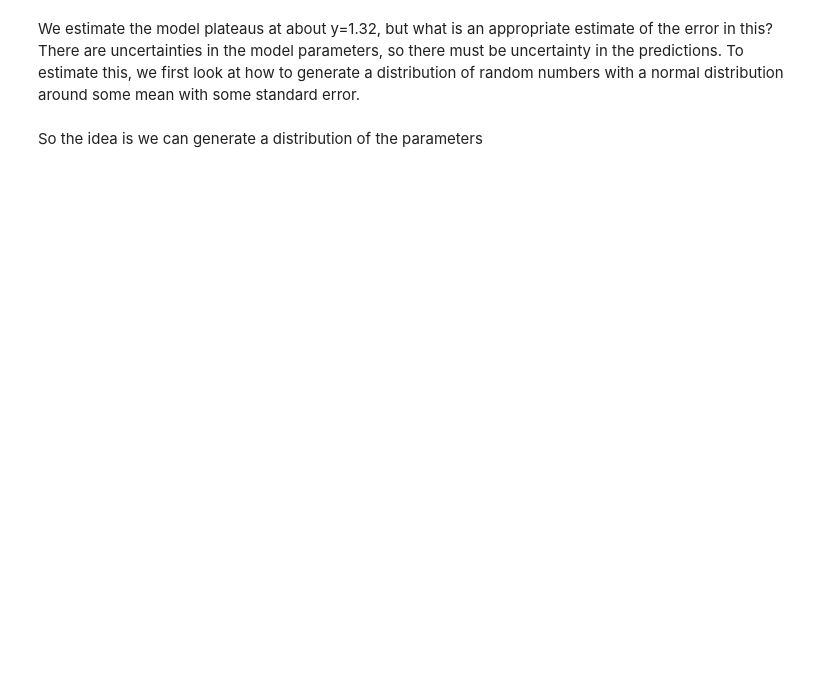
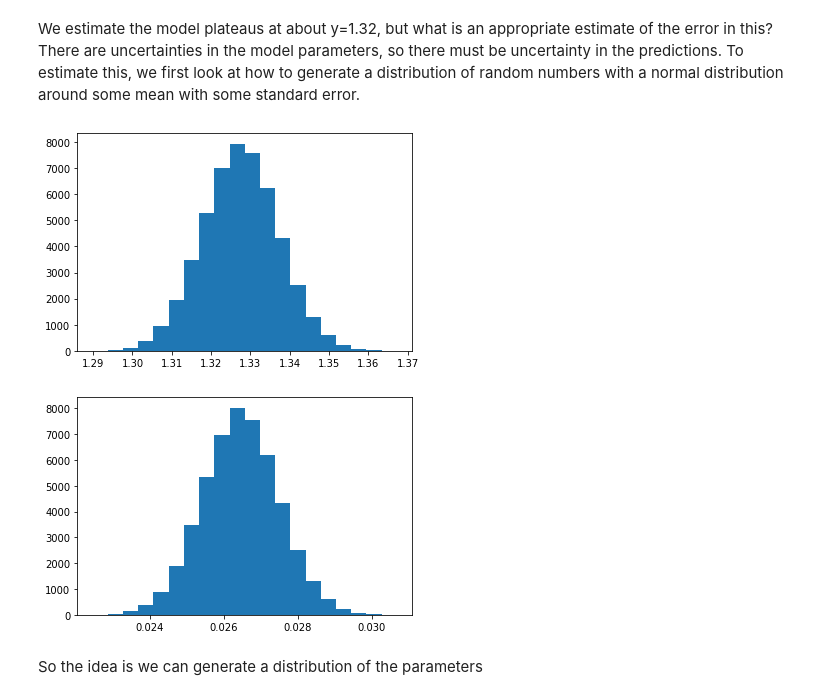
Before and after one commit to Steel-Bank-codespaces/f22-06623, a Jupyter notebook: lectures/11-regression/11-regression.ipynb, the cells around one changed output. Drawn from its saved outputs; the diff is of its cells as text; code cells hidden in the pictures; blank space fills up the shorter version.

```diff
--- a/lectures/11-regression/11-regression.ipynb
+++ b/lectures/11-regression/11-regression.ipynb
@@ -319,5 +462,5 @@ nlinfit??
 # %%
-pars, pars_ci, se = nlinfit(func, x, y, [a0, b0], 0.01)
+pars, pars_ci, se = nlinfit(func, x, y, [a0, b0], 0.05)
 
 for i, par in enumerate(pars):
     print(f"{par:1.3f}, {np.round(pars_ci[i], 3)}, {se[i]:1.4f}")
@@ -343,9 +492,17 @@ We estimate the model plateaus at about y=1.32, but what is an appropriate estim
 # %%
 p0_mean = pars[0]
 p0_se = se[0]
 
 p0_dist = np.random.normal(p0_mean, p0_se, 50000)
 plt.hist(p0_dist, bins=20);
+
+p1_dist = np.random.normal(pars[1], se[1], 50000)
+
+plt.figure()
+plt.hist(p1_dist, bins=20);
+# %% [output]
+[figure, added]
+[figure, added]
 # %% [markdown]
 So the idea is we can generate a distribution of the parameters
 # %%
```
Also changed, not shown: parts of 34 cells of this notebook, 1 other file.
